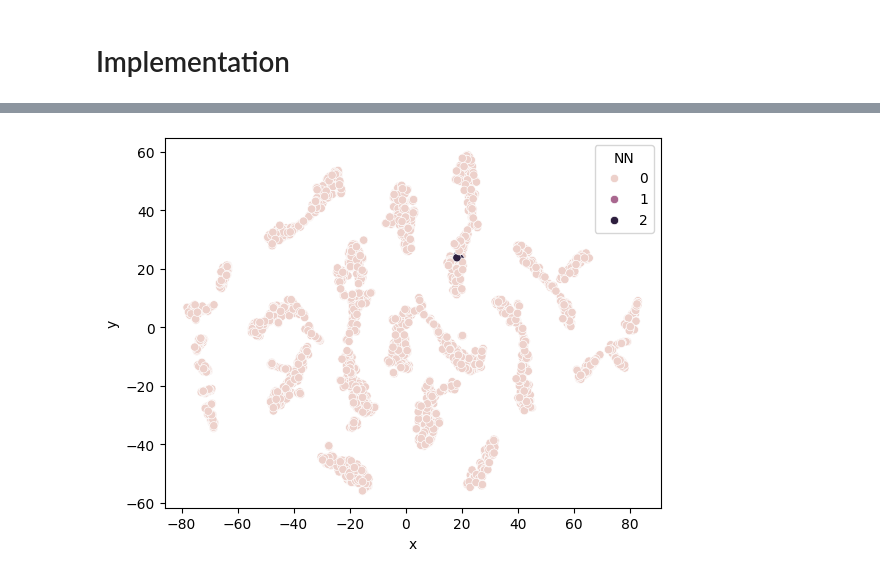
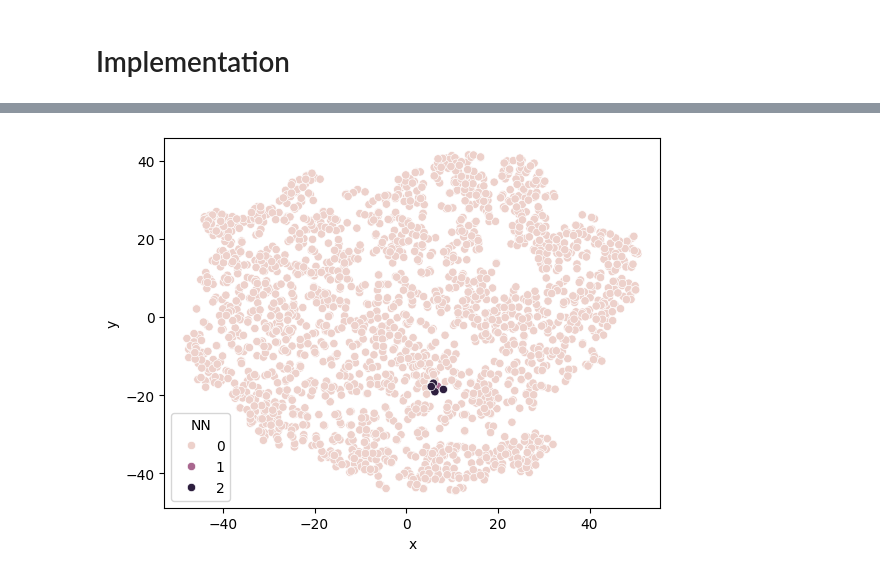
Before and after one commit to pmoecke/basketball-analytics, a Jupyter notebook: ml-models/tsne.ipynb, the cells around one changed output, grey strips where cells are left out. Cells and saved outputs as stored; diff of their text form; code cells hidden in the pictures.

```diff
--- a/ml-models/tsne.ipynb
+++ b/ml-models/tsne.ipynb
@@ -34,7 +34,7 @@ t-SNE is an adaption of vanilla SNE. The problem with SNE is that the cost funct
 # Implementation
 # %%
 # Load data normalized, standardized and preprocessed by Patrick
-df = pd.read_csv("train_data_yeo.csv")
+df = pd.read_csv("train_data_yeo_new.csv")
 [col for col in df.columns if "%" in col or "percentage" in col]
 # %% [output]
 ['field goals, %',
@@ -63,24 +74,23 @@ categories = {
 }
 # %%
 # Project into 2d using t-SNE
-proj = TSNE().fit_transform(df[categories["Efficiency"]])
+proj = TSNE().fit_transform(df[categories["Boxscore"]])
 #proj = umap.UMAP().fit_transform(df[categories["Efficiency"]])
 # %%
 # Convert to pandas df and add nearest neighbor column to show NN in scatterplot
 sub = proj#[:400]
 proj_df = pd.DataFrame(sub).rename({0: "x", 1: "y"}, axis="columns")
 proj_df.insert(len(proj_df.columns), "NN", 0)
 highlight = 800
 proj_df.at[highlight, "NN"] = 1
 #others = np.concatenate((sub[:highlight], sub[highlight+1:]))
 #dist = np.linalg.norm((others - sub[highlight]), axis=1)
 others = np.concatenate((np.array(proj_df)[:highlight], np.array(proj_df)[highlight+1:]))
 dist = np.linalg.norm((others - np.array(proj_df)[highlight]), axis=1)
 idx = np.argpartition(dist, 5)[:5]
 idx = np.array([i + 1 if i >= highlight else i for i in idx])
 for i in idx:
     proj_df.at[i, "NN"] = 2
 plot = sns.scatterplot(data=proj_df, x="x", y="y", hue="NN")
-plot.get_figure().savefig("boxscore-umap.png")
 # %% [output]
-[figure, old version]
+[figure, new version]
```
Also changed, not shown: parts of 1 cell of this notebook, 6 other files.
